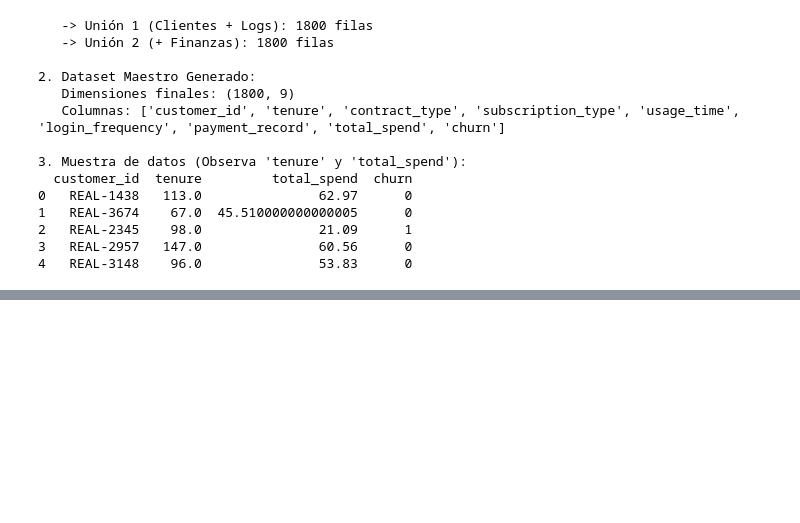
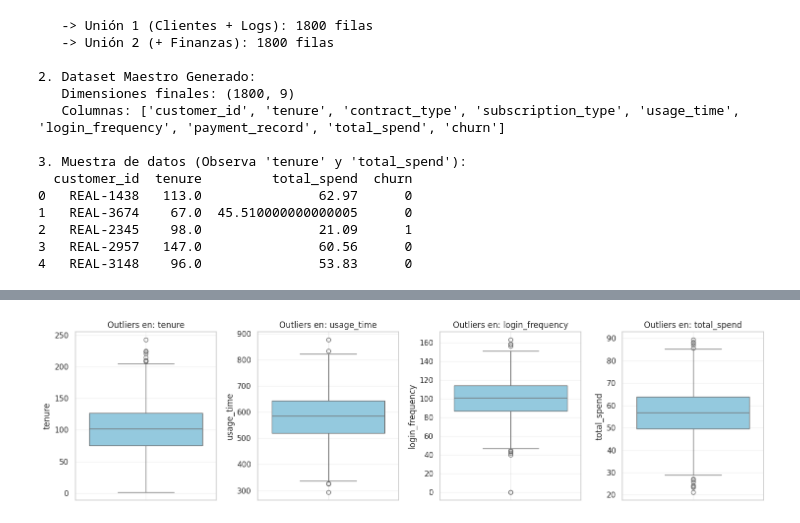
Before and after one commit to JoseLuisRiveros/ChurnInsight, a Jupyter notebook: Proyecto_2_ChurnInsight_Predicci_n_de_Cancelaci_n_de_Clientes_grupo_H12_25_L_Equipo_11_Data_Science.ipynb, the cells around one changed output, grey strips where cells are left out. Cells and saved outputs as stored; diff of their text form; code cells hidden in the pictures; blank space fills up the shorter version.

```diff
--- a/Proyecto_2_ChurnInsight_Predicci_n_de_Cancelaci_n_de_Clientes_grupo_H12_25_L_Equipo_11_Data_Science.ipynb
+++ b/Proyecto_2_ChurnInsight_Predicci_n_de_Cancelaci_n_de_Clientes_grupo_H12_25_L_Equipo_11_Data_Science.ipynb
@@ -165,0 +274,7 @@ Las columnas seleccionadas son las siguientes:
+# %%
+#valores unicos en cada columna
+for col in df_master.columns:
+  print(f"valores únicos en la columna'{col}': {df_master[col].nunique()}")
+  if df_master[col].nunique() < 50: #imprima los valores solamente si no hay muchos
+    print(df_master[col].unique())
+    print('-' * 50) #linea divisoria para mejorar visualización
@@ -165,0 +445,8 @@ Las columnas seleccionadas son las siguientes:
+# %%
+# Seleccionamos solo las columnas numéricas relevantes
+cols_numericas = ['tenure', 'usage_time', 'login_frequency', 'total_spend']
+
+# A. ESTADÍSTICA DESCRIPTIVA (La lupa numérica)
+print("--- Estadísticas de Variables Numéricas ---")
+# 'describe' nos da min, max, y cuartiles. Fijarse en la diferencia entre 75% y max.
+print(df_master[cols_numericas].describe().round(2))
@@ -165,0 +464,13 @@ Las columnas seleccionadas son las siguientes:
+# %%
+# B. VISUALIZACIÓN DE OUTLIERS (Boxplots)
+plt.figure(figsize=(15, 4))
+for i, col in enumerate(cols_numericas):
+    plt.subplot(1, 4, i+1)
+    sns.boxplot(y=df_master[col], color='skyblue')
+    plt.title(f'Outliers en: {col}')
+    plt.grid(True, alpha=0.3)
+
+plt.tight_layout()
+plt.show()
+# %% [output]
+[figure, added]
```
Also changed, not shown: parts of 82 cells of this notebook.
